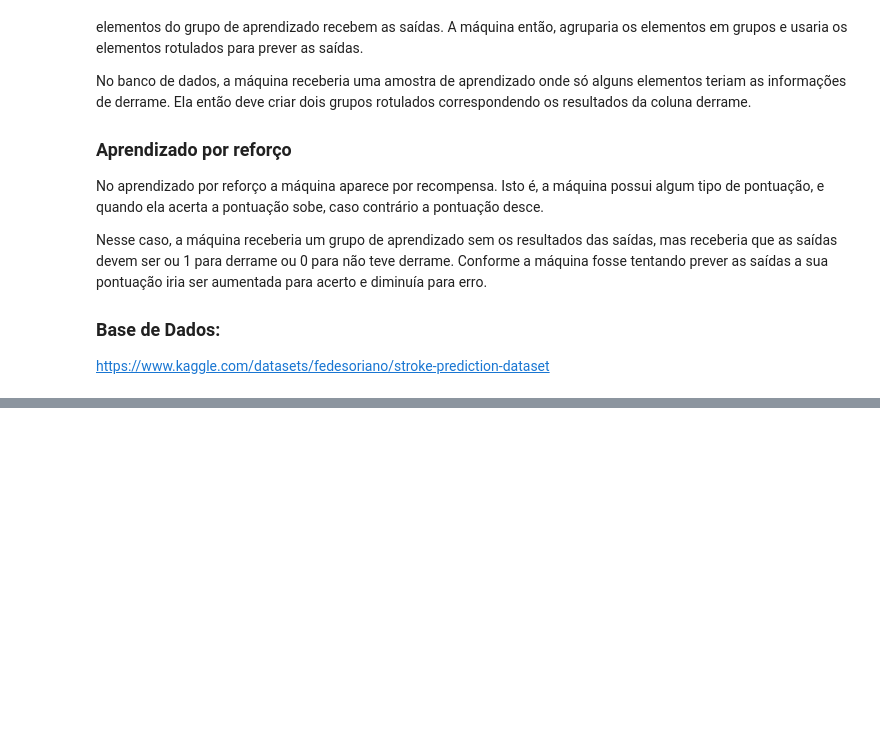
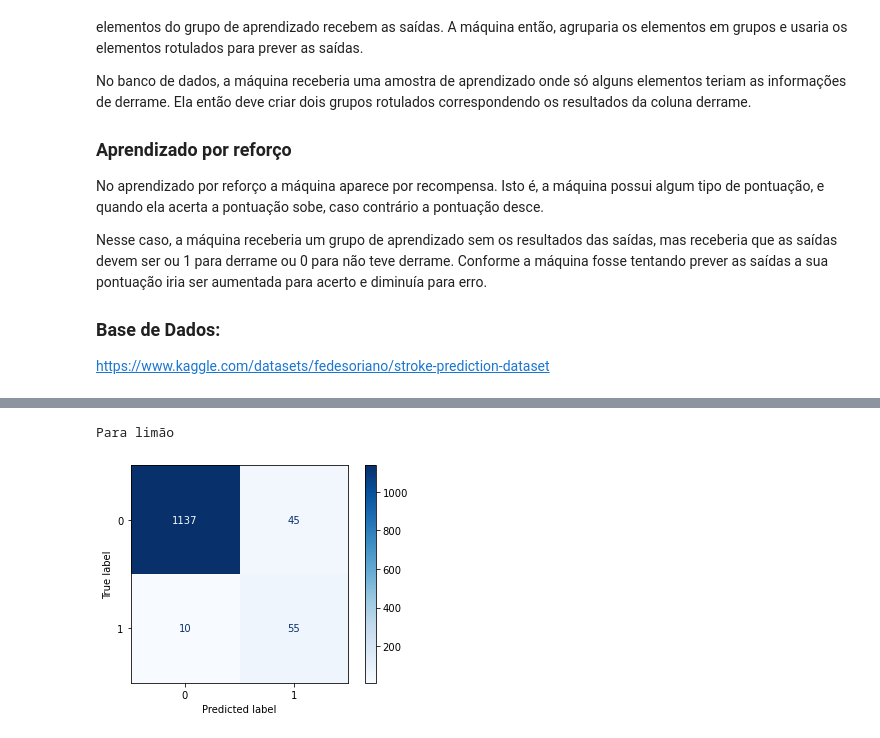
Before and after one commit to Gabriel-Araujo/prova1IA, a Jupyter notebook: Prova.ipynb, the cells around one changed output, grey strips where cells are left out. Cells and saved outputs as stored; diff of their text form; code cells hidden in the pictures; blank space fills up the shorter version.

```diff
--- a/Prova.ipynb
+++ b/Prova.ipynb
@@ -203,0 +410,9 @@ $ \frac{70 + 1122}{70 + 30} = 0,959 $
+# %%
+print("Para limão")
+cs = confusion_matrix(y_limao_true, y_limao_pred)
+disp = ConfusionMatrixDisplay(cs)
+disp.plot(cmap=plt.cm.Blues)
+plt.show()
+# %% [output]
+Para limão
+[figure, added]
```
Also changed, not shown: parts of 16 cells of this notebook.
